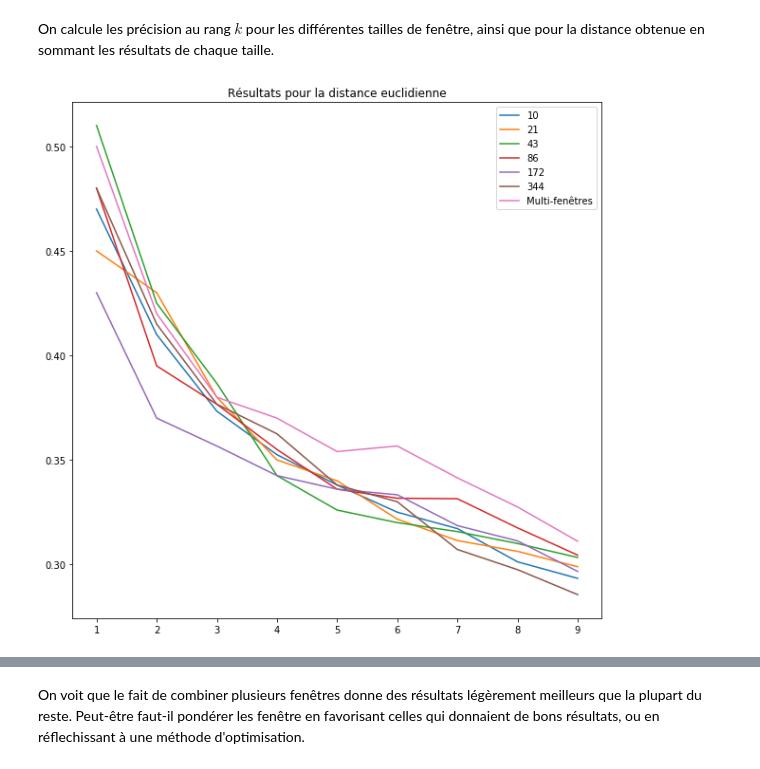
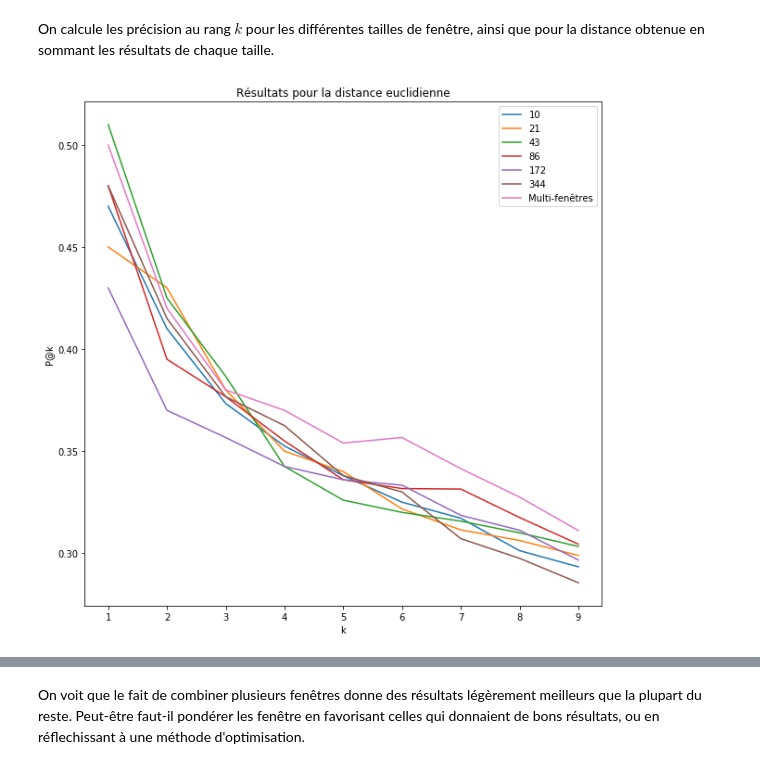
Before and after one commit to aminebennani25/CenseProject, a Jupyter notebook: fenêtre_texture.ipynb, the cells around one changed output, grey strips where cells are left out. Drawn from its saved outputs; the diff is of its cells as text; code cells hidden in the pictures.

Commit message:
Ajout des labels sous les axes des graphes

```diff
--- a/fenêtre_texture.ipynb
+++ b/fenêtre_texture.ipynb
@@ -112,34 +112,36 @@ num = 0
 
 for windsize in seq_size:
     for i in range(100):
         for j in range(i,100):
             mat_dist[i,j] = dist_wind(data[i],data[j],'euclidean',windsize)
             mat_dist[j,i] = mat_dist[i,j]
 
     for k in range(1,10):
         precision[num,k-1] = p_at_k(mat_dist,k)
     num+=1
 plt.figure(figsize=(10,10))
 for i in range(len(seq_size)):
     plt.plot(range(1,10),precision[i,:],label=seq_size[i])
 
 mat_dist = np.zeros((100,100))
 precision = np.zeros(9)
 
 for i in range(100):
     for j in range(i,100):
         for windsize in seq_size:
             mat_dist[i,j] += dist_wind(data[i],data[j],'euclidean',windsize)
         mat_dist[j,i] = mat_dist[i,j]
 
 for k in range(1,10):
     precision[k-1] = p_at_k(mat_dist,k)
 plt.plot(range(1,10),precision,label = 'Multi-fenêtres')
 plt.title('Résultats pour la distance euclidienne')
+plt.xlabel('k')
+plt.ylabel('P@k')
 plt.legend()
 plt.show()
 # %% [output]
-[figure, old version]
+[figure, new version]
 # %%
 mat_dist = np.zeros((100,100))
 seq_size = [10, 21, 43, 86, 172, 344] # 0.25s 0.5s 1s 2s 4s 8s
```
Also changed, not shown: parts of 1 cell of this notebook.
